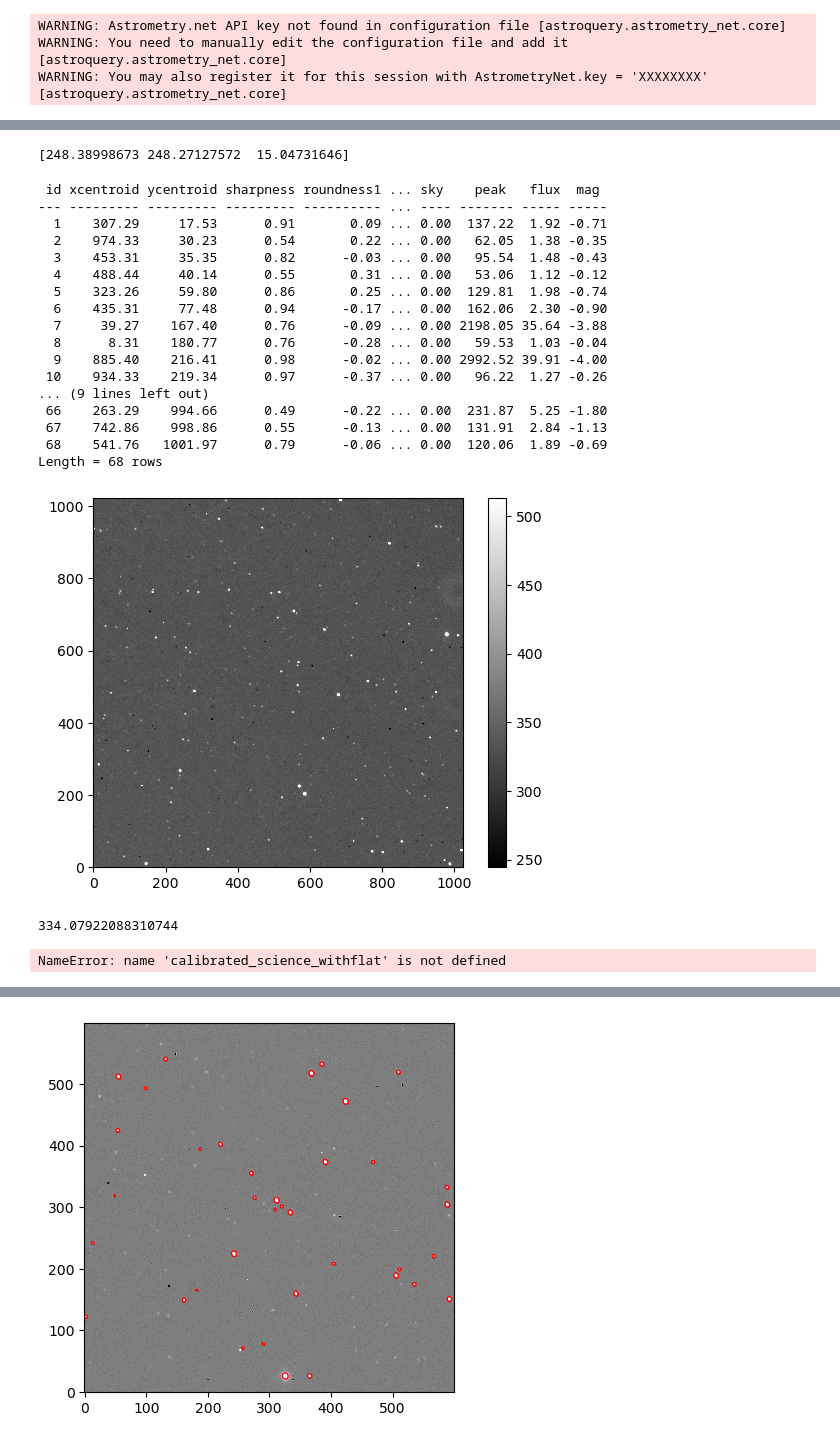
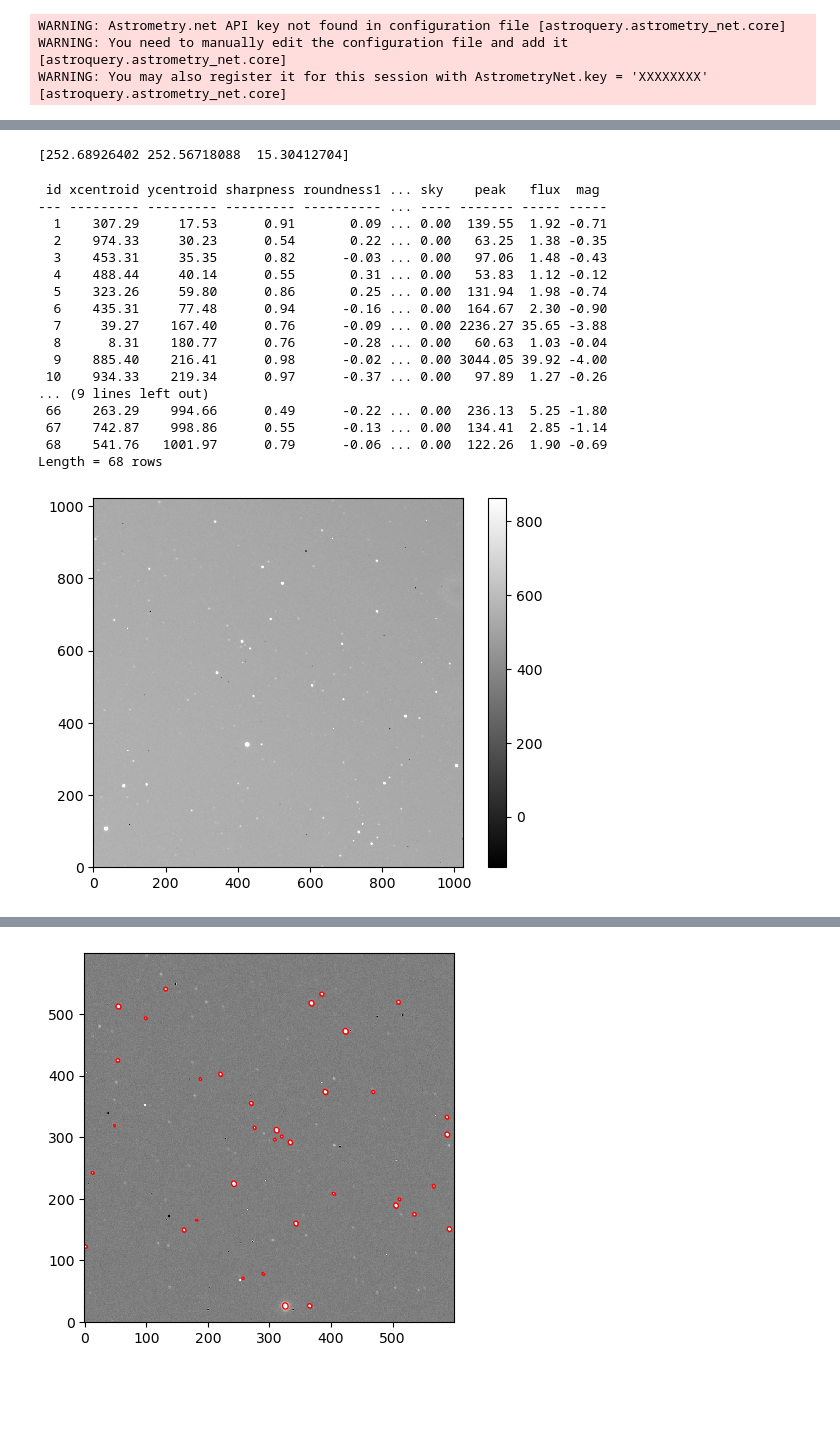
Before and after one commit to Zhengjingyi0823/AST443-Group5, a Jupyter notebook: AST443 Lab2.ipynb, the cells around one changed output, grey strips where cells are left out. Drawn from its saved outputs; the diff is of its cells as text; code cells hidden in the pictures; blank space fills up the shorter version.

```diff
--- a/AST443 Lab2.ipynb
+++ b/AST443 Lab2.ipynb
@@ -107,10 +106,11 @@ header['DATE-OBS'][11:]
 # %%
+#Calibrating each frame by subtracting the master dark and dividing it by the master flat
 calibrated_science_withflat = []
 for i in range(194):
     science_corrected = (science_files[i] - master_dark_data)/master_flat_field
     calibrated_science_withflat.append(science_corrected)
 
-    output_file_with = f'{ownerpath}/Lab 2/Calibrated Transient(withflat)/HAT_P_16_VISIBLE_LIGHT_20S_.{i}.fits'
-    hdu = fits.PrimaryHDU(science_corrected)
-    hdu.writeto(output_file_with, overwrite=True)
+#     output_file_with = f'{ownerpath}/Lab 2/Calibrated Transient(withflat)/HAT_P_16_VISIBLE_LIGHT_20S_.{i}.fits'
+#     hdu = fits.PrimaryHDU(science_corrected)
+#     hdu.writeto(output_file_with, overwrite=True)
 # %%
@@ -146,33 +131,33 @@ plt.yscale('log')
 # %%
-# mean, median, std = sigma_clipped_stats(calibrated_science_withflat[0], sigma=3.0)
-# print(np.array((mean, median, std)))
+mean, median, std = sigma_clipped_stats(calibrated_science_withflat[0], sigma=3.0)
+print(np.array((mean, median, std)))
 # %% [output]
-[248.38998673 248.27127572  15.04731646]
+[252.68926402 252.56718088  15.30412704]
 # %%
-# daofind = DAOStarFinder(fwhm=10.0, threshold=10.*std)
-# sources = daofind(calibrated_science_withflat[0] - median)
-# for col in sources.colnames:
-#     if col not in ('id', 'npix'):
-#         sources[col].info.format = '%.2f'
-# sources.pprint(max_width=76)
-# sources.write(f'{ownerpath}/Lab 2/Calibrated Transient(withflat)/sources.txt', format='ascii', overwrite=True)
+daofind = DAOStarFinder(fwhm=10.0, threshold=10.*std)
+sources = daofind(calibrated_science_withflat[0] - median)
+for col in sources.colnames:
+    if col not in ('id', 'npix'):
+        sources[col].info.format = '%.2f'
+sources.pprint(max_width=76)
+sources.write(f'{ownerpath}/Lab 2/Calibrated Transient(withflat)/sources.txt', format='ascii', overwrite=True)
 # %% [output]
  id xcentroid ycentroid sharpness roundness1 ... sky    peak   flux  mag
 --- --------- --------- --------- ---------- ... ---- ------- ----- -----
-  1    307.29     17.53      0.91       0.09 ... 0.00  137.22  1.92 -0.71
-  2    974.33     30.23      0.54       0.22 ... 0.00   62.05  1.38 -0.35
-  3    453.31     35.35      0.82      -0.03 ... 0.00   95.54  1.48 -0.43
-  4    488.44     40.14      0.55       0.31 ... 0.00   53.06  1.12 -0.12
-  5    323.26     59.80      0.86       0.25 ... 0.00  129.81  1.98 -0.74
-  6    435.31     77.48      0.94      -0.17 ... 0.00  162.06  2.30 -0.90
-  7     39.27    167.40      0.76      -0.09 ... 0.00 2198.05 35.64 -3.88
-  8      8.31    180.77      0.76      -0.28 ... 0.00   59.53  1.03 -0.04
-  9    885.40    216.41      0.98      -0.02 ... 0.00 2992.52 39.91 -4.00
- 10    934.33    219.34      0.97      -0.37 ... 0.00   96.22  1.27 -0.26
+  1    307.29     17.53      0.91       0.09 ... 0.00  139.55  1.92 -0.71
+  2    974.33     30.23      0.54       0.22 ... 0.00   63.25  1.38 -0.35
+  3    453.31     35.35      0.82      -0.03 ... 0.00   97.06  1.48 -0.43
+  4    488.44     40.14      0.55       0.31 ... 0.00   53.83  1.12 -0.12
+  5    323.26     59.80      0.86       0.25 ... 0.00  131.94  1.98 -0.74
+  6    435.31     77.48      0.94      -0.16 ... 0.00  164.67  2.30 -0.90
+  7     39.27    167.40      0.76      -0.09 ... 0.00 2236.27 35.65 -3.88
+  8      8.31    180.77      0.76      -0.28 ... 0.00   60.63  1.03 -0.04
+  9    885.40    216.41      0.98      -0.02 ... 0.00 3044.05 39.92 -4.00
+ 10    934.33    219.34      0.97      -0.37 ... 0.00   97.89  1.27 -0.26
 ... (9 lines left out)
- 66    263.29    994.66      0.49      -0.22 ... 0.00  231.87  5.25 -1.80
- 67    742.86    998.86      0.55      -0.13 ... 0.00  131.91  2.84 -1.13
- 68    541.76   1001.97      0.79      -0.06 ... 0.00  120.06  1.89 -0.69
+ 66    263.29    994.66      0.49      -0.22 ... 0.00  236.13  5.25 -1.80
+ 67    742.87    998.86      0.55      -0.13 ... 0.00  134.41  2.85 -1.14
+ 68    541.76   1001.97      0.79      -0.06 ... 0.00  122.26  1.90 -0.69
 Length = 68 rows
 # %%
 # dir(DAOStarFinder)
@@ -189,7 +174,7 @@ def show_image(data, cmap='gray'):
     - None
     """
     # Calculate the min and max values for display scaling
-    mi = np.mean(data) - np.std(data)
+    mi = np.mean(data) - 4*np.std(data)
     ma = np.mean(data) + 2*np.std(data)
 
     # Display the image with the specified scaling
@@ -199,22 +184,18 @@ def show_image(data, cmap='gray'):
 # %%
 # norm = simple_norm(calibrated_science_withflat[0], 'sqrt')
 
-# positions = np.transpose((426.9475, 798.2625))
-# apertures = CircularAperture(positions, r=5.0)
-#apertures.plot(color='blue', lw=1.5, alpha=0.5)
+# positions = np.transpose((493.338, 609.667))
+# apertures = CircularAperture(positions, r=8.0)
+# apertures.plot(color='red', lw=1.5, alpha=0.5)
 
-show_image(calibrated_science_withflat[143])
-print(np.mean(calibrated_science_withflat[143]))
+show_image(calibrated_science_withflat[77])
 # %% [output]
-[figure, old version]
+[figure, new version]
-334.07922088310744
 # %%
 good_frames=[]
 for i in range(len(calibrated_science_withflat)):
         if np.mean(calibrated_science_withflat[i])<500:
             good_frames.append([calibrated_science_withflat[i]])
-# %% [output]
-NameError: name 'calibrated_science_withflat' is not defined
 # %%
 # positions = np.transpose((sources['xcentroid'], sources['ycentroid']))
 # apertures = CircularAperture(positions, r=5.0)
```
Also changed, not shown: parts of 90 cells of this notebook.
